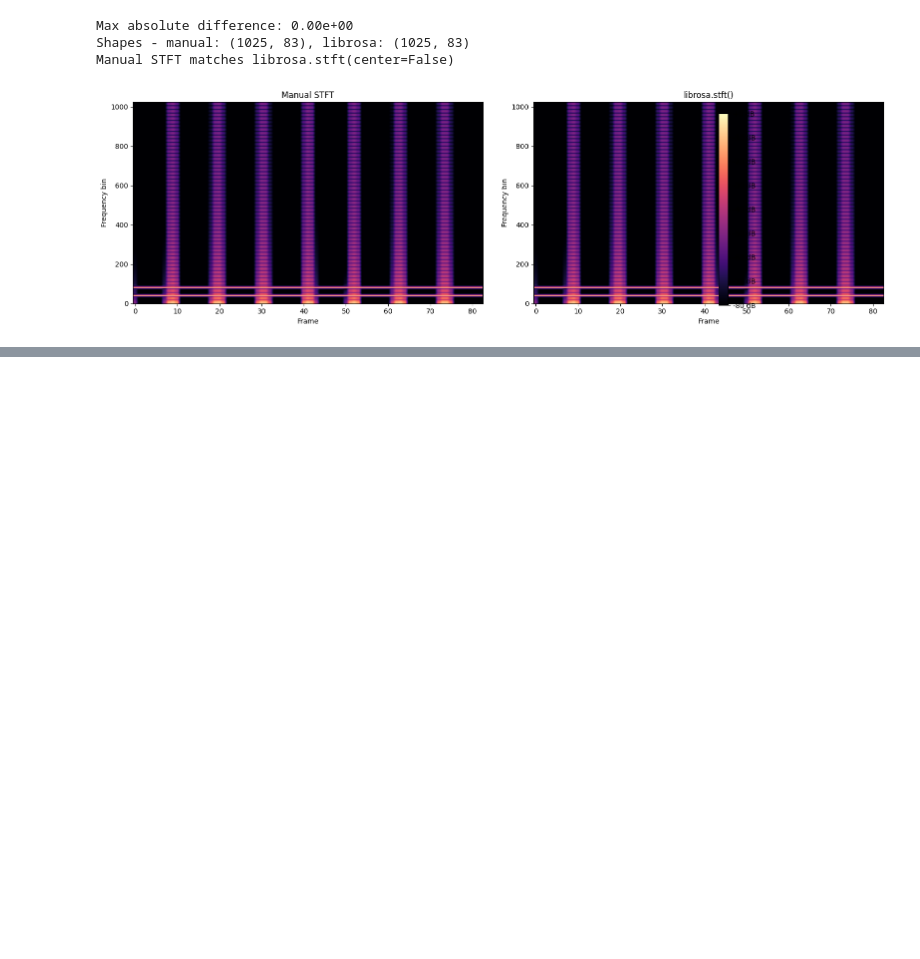
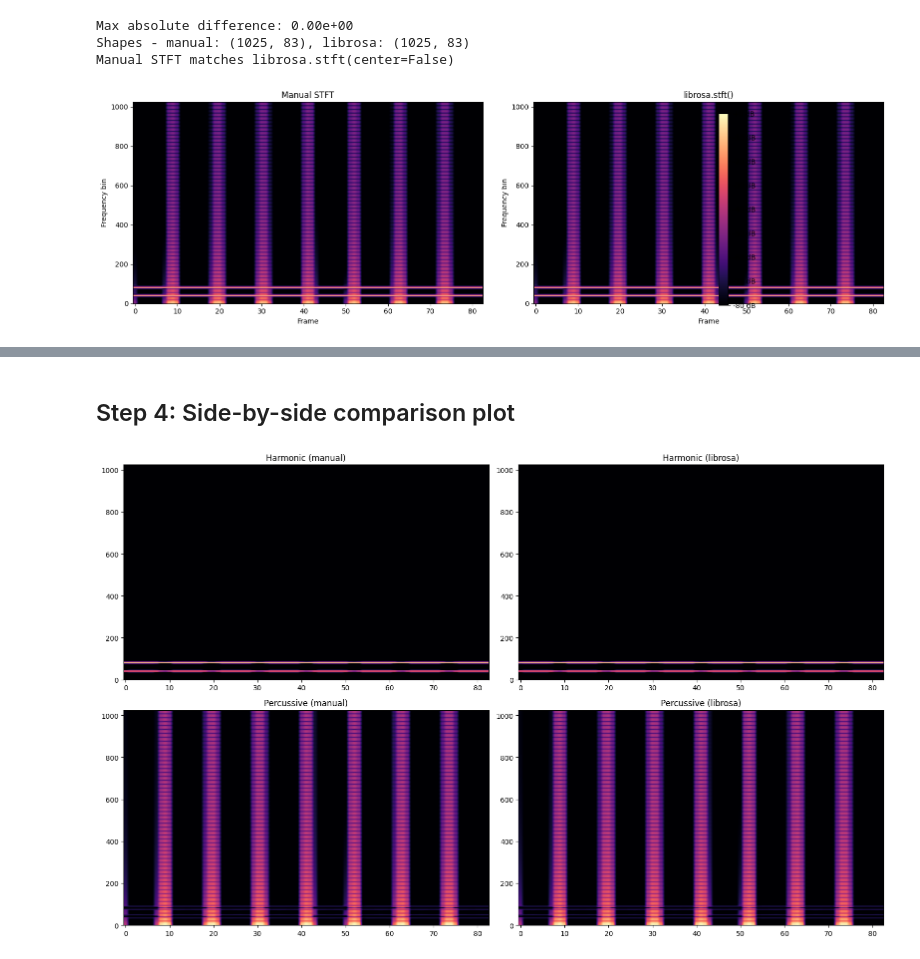
Before and after one commit to Samar-Talwar/Computational-Musicology-for-Indian-Art-Music, a Jupyter notebook: notebooks/01_stft_exploration.ipynb, the cells around one changed output, grey strips where cells are left out. Drawn from its saved outputs; the diff is of its cells as text; code cells hidden in the pictures; blank space fills up the shorter version.

```diff
--- a/notebooks/01_stft_exploration.ipynb
+++ b/notebooks/01_stft_exploration.ipynb
@@ -135,0 +220,8 @@ plt.show()
+# %%
+S_harm_librosa, S_perc_librosa = librosa.decompose.hpss(S, kernel_size=31, margin=1.0)
+
+harm_diff = np.max(np.abs(np.abs(S_harm_manual) - np.abs(S_harm_librosa)))
+perc_diff = np.max(np.abs(np.abs(S_perc_manual) - np.abs(S_perc_librosa)))
+
+print(f"Harmonic max magnitude diff: {harm_diff:.6f}")
+print(f"Percussive max magnitude diff: {perc_diff:.6f}")
@@ -135,0 +239,18 @@ plt.show()
+# %% [markdown]
+## Step 4: Side-by-side comparison plot
+# %%
+fig, axes = plt.subplots(2, 2, figsize=(16, 10))
+for ax, data, title in zip(axes.flat,
+    [np.abs(S_harm_manual), np.abs(S_harm_librosa),
+     np.abs(S_perc_manual), np.abs(S_perc_librosa)],
+    ["Harmonic (manual)", "Harmonic (librosa)",
+     "Percussive (manual)", "Percussive (librosa)"]):
+    ax.imshow(
+        librosa.amplitude_to_db(data, ref=np.max),
+        aspect='auto', origin='lower', cmap='magma'
+    )
+    ax.set_title(title)
+plt.tight_layout()
+plt.show()
+# %% [output]
+[figure, added]
```
Also changed, not shown: parts of 10 cells of this notebook.
